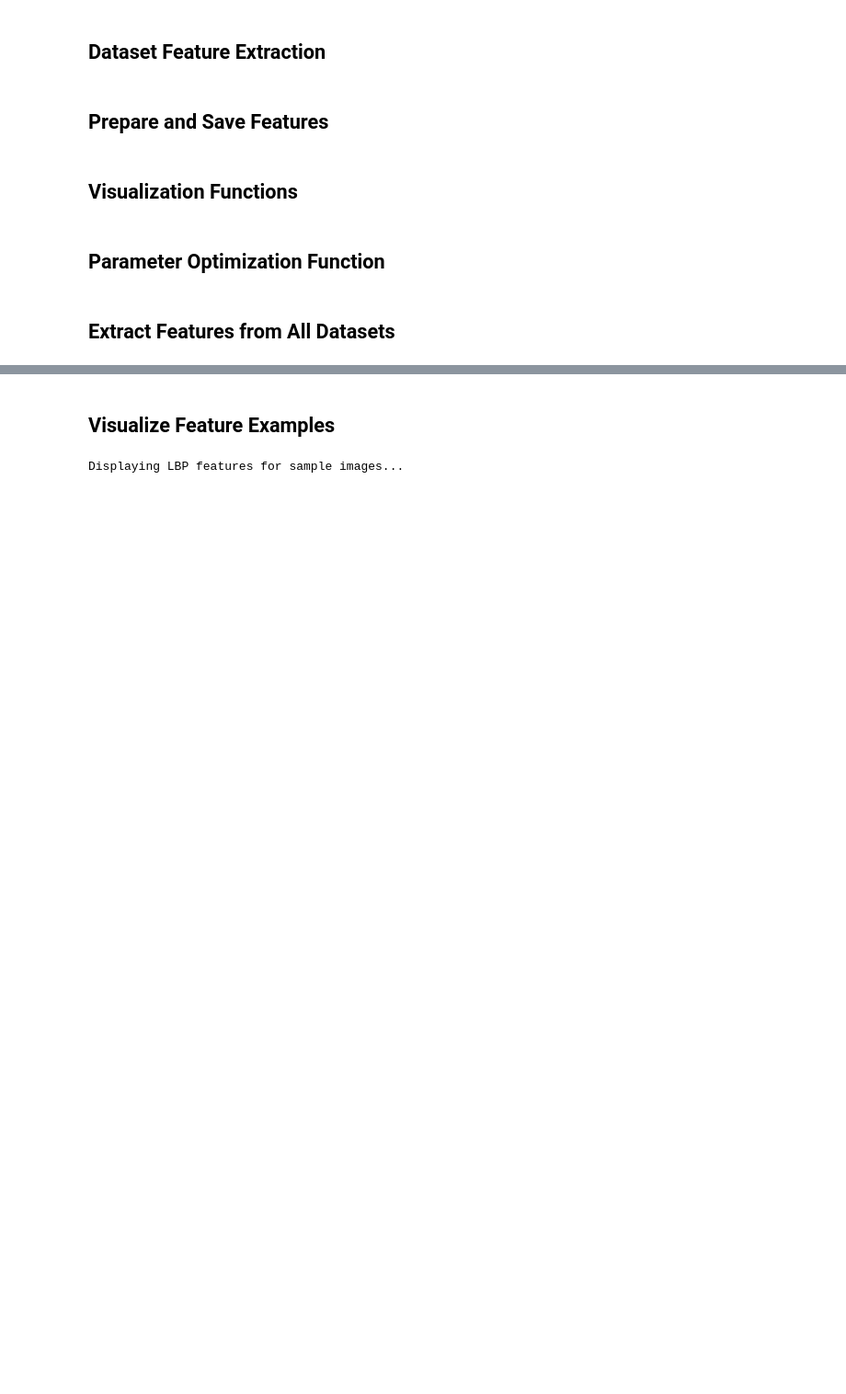
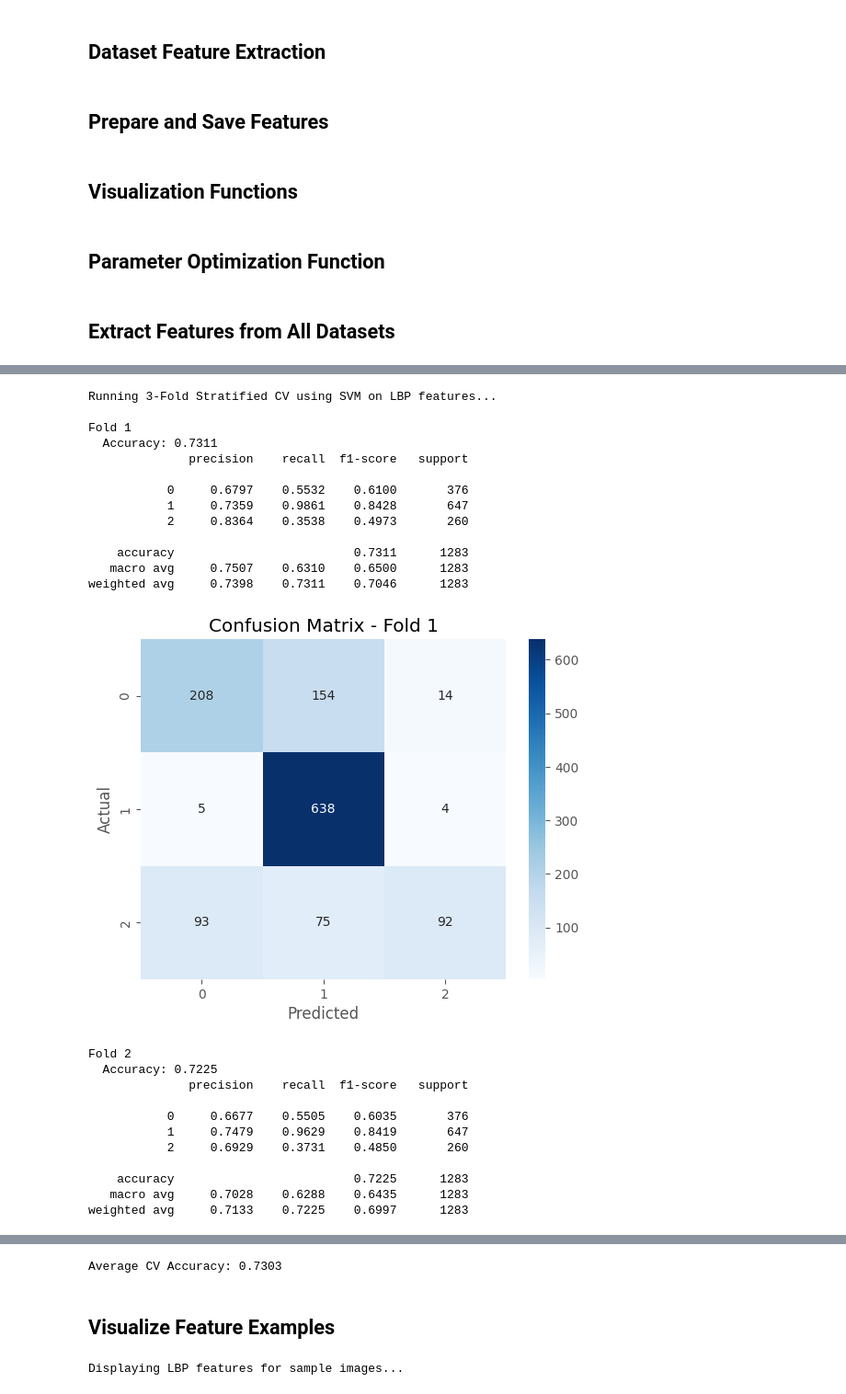
Before and after one commit to Rahim-Rahmatzada/MaskDetection, a Jupyter notebook: Notebooks/4.LBPExtraction.ipynb, the cells around one changed output, grey strips where cells are left out. Shown at 92% size. Drawn from its saved outputs; the diff is of its cells as text; code cells hidden in the pictures; blank space fills up the shorter version.

```diff
--- a/Notebooks/4.LBPExtraction.ipynb
+++ b/Notebooks/4.LBPExtraction.ipynb
@@ -236,3 +181,35 @@ def optimize_lbp_parameters(sample_images, sample_labels, param_grid):
+# %%
+def evaluate_lbp_features_with_cv(X, y, model_name="SVM", n_splits=3):
+    print(f"\nRunning {n_splits}-Fold Stratified CV using {model_name} on LBP features...\n")
+
+    skf = StratifiedKFold(n_splits=n_splits, shuffle=True, random_state=42)
+    scores = []
+
+    for fold, (train_idx, val_idx) in enumerate(skf.split(X, y)):
+        print(f"Fold {fold+1}")
+        X_tr, X_val = X[train_idx], X[val_idx]
+        y_tr, y_val = y[train_idx], y[val_idx]
+
+        clf = SVC(kernel='rbf')
+        clf.fit(X_tr, y_tr)
+
+        y_pred = clf.predict(X_val)
+        acc = accuracy_score(y_val, y_pred)
+        scores.append(acc)
+
+        print(f"  Accuracy: {acc:.4f}")
+        print(classification_report(y_val, y_pred, digits=4))
+
+        cm = confusion_matrix(y_val, y_pred)
+        sns.heatmap(cm, annot=True, fmt='d', cmap='Blues', xticklabels=[0,1,2], yticklabels=[0,1,2])
+        plt.title(f"Confusion Matrix - Fold {fold+1}")
+        plt.xlabel("Predicted")
+        plt.ylabel("Actual")
+        plt.show()
+
+    avg = np.mean(scores)
+    print(f"\nAverage CV Accuracy: {avg:.4f}")
+    return avg
 # %% [markdown]
 ## Extract Features from All Datasets
 # %%
@@ -253,13 +230,6 @@ X_train, y_train = prepare_dataset_features(
     lbp_params=lbp_params
 )
 
-# validation set
-X_val, y_val = prepare_dataset_features(
-    str(outputRoot),
-    str(features_dir),
-    "validation",
-    lbp_params=lbp_params
-)
 
 # test set
 X_test, y_test = prepare_dataset_features(
@@ -283,7 +253,6 @@ else:
 
 print("LBP feature extraction complete!")
 print(f"Training features shape: {X_train.shape}")
-print(f"Validation features shape: {X_val.shape}")
 print(f"Test features shape: {X_test.shape}")
 # %% [output]
 Extracting LBP features from datasets...
@@ -302,0 +269,31 @@ Test features shape: (458, 26)
+# %%
+
+X_combined = np.vstack((X_train, X_aug))
+y_combined = np.hstack((y_train, y_aug))
+avg_acc = evaluate_lbp_features_with_cv(X_combined, y_combined)
+# %% [output]
+Running 3-Fold Stratified CV using SVM on LBP features...
+
+Fold 1
+  Accuracy: 0.7311
+              precision    recall  f1-score   support
+
+           0     0.6797    0.5532    0.6100       376
+           1     0.7359    0.9861    0.8428       647
+           2     0.8364    0.3538    0.4973       260
+
+    accuracy                         0.7311      1283
+   macro avg     0.7507    0.6310    0.6500      1283
+weighted avg     0.7398    0.7311    0.7046      1283
+[figure, added]
+Fold 2
+  Accuracy: 0.7225
+              precision    recall  f1-score   support
+
+           0     0.6677    0.5505    0.6035       376
+           1     0.7479    0.9629    0.8419       647
+           2     0.6929    0.3731    0.4850       260
+
+    accuracy                         0.7225      1283
+   macro avg     0.7028    0.6288    0.6435      1283
+weighted avg     0.7133    0.7225    0.6997      1283
@@ -303,3 +313,4 @@ Test features shape: (458, 26)
+Average CV Accuracy: 0.7303
 # %% [markdown]
 ## Visualize Feature Examples
 # %%
```
Also changed, not shown: parts of 6 cells of this notebook, 1 other file.
